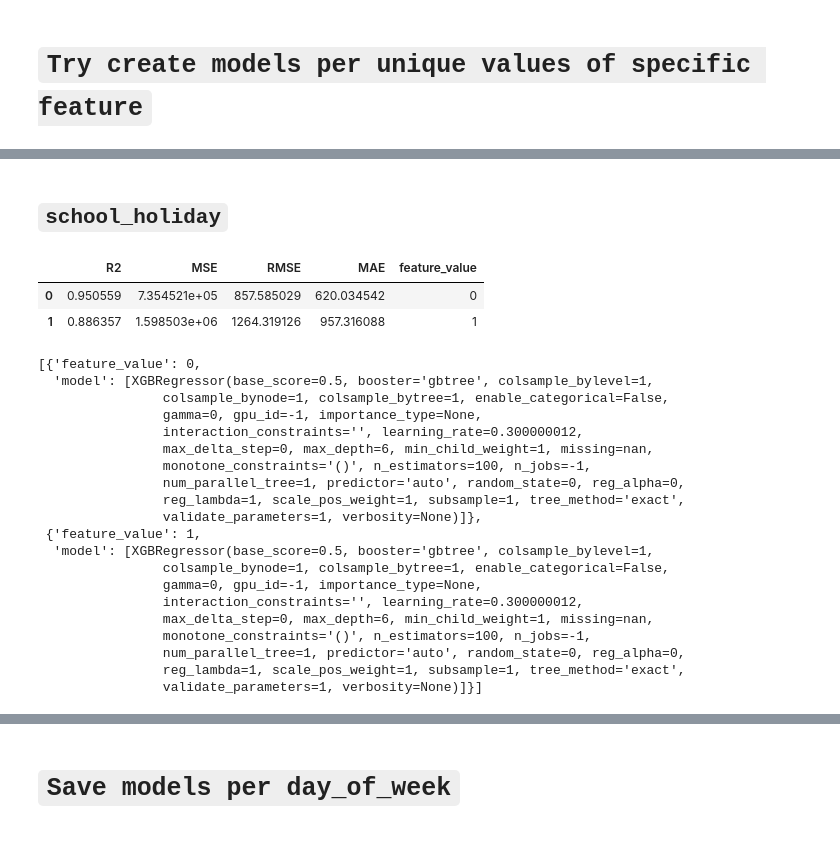
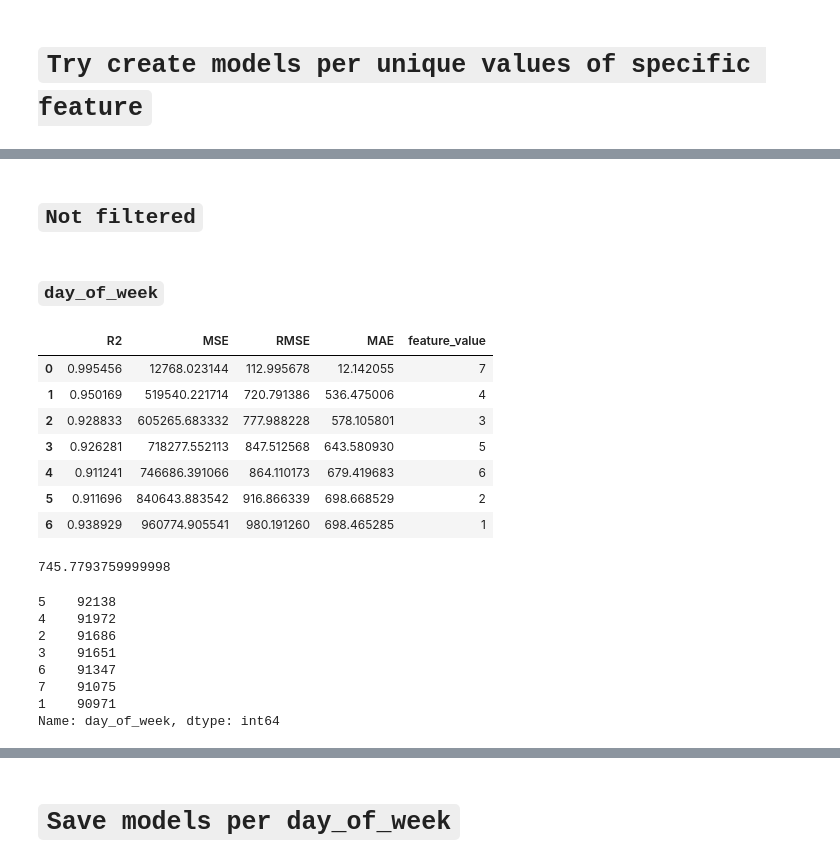
Before and after one commit to fabio1623/IronKaggle, a Jupyter notebook: solution.ipynb, the cells around one changed output, grey strips where cells are left out. Cells and saved outputs as stored; diff of their text form; code cells hidden in the pictures.

```diff
--- a/solution.ipynb
+++ b/solution.ipynb
@@ -580,28 +386,0 @@ create_models_per_feature('state_holiday')
-# %% [markdown]
-## `school_holiday`
-# %%
-create_models_per_feature('school_holiday')
-# %% [output]
-|  | R2 | MSE | RMSE | MAE | feature_value |
-| 0 | 0.950559 | 7.354521e+05 | 857.585029 | 620.034542 | 0 |
-| 1 | 0.886357 | 1.598503e+06 | 1264.319126 | 957.316088 | 1 |
-[{'feature_value': 0,
-  'model': [XGBRegressor(base_score=0.5, booster='gbtree', colsample_bylevel=1,
-                colsample_bynode=1, colsample_bytree=1, enable_categorical=False,
-                gamma=0, gpu_id=-1, importance_type=None,
-                interaction_constraints='', learning_rate=0.300000012,
-                max_delta_step=0, max_depth=6, min_child_weight=1, missing=nan,
-                monotone_constraints='()', n_estimators=100, n_jobs=-1,
-                num_parallel_tree=1, predictor='auto', random_state=0, reg_alpha=0,
-                reg_lambda=1, scale_pos_weight=1, subsample=1, tree_method='exact',
-                validate_parameters=1, verbosity=None)]},
- {'feature_value': 1,
-  'model': [XGBRegressor(base_score=0.5, booster='gbtree', colsample_bylevel=1,
-                colsample_bynode=1, colsample_bytree=1, enable_categorical=False,
-                gamma=0, gpu_id=-1, importance_type=None,
-                interaction_constraints='', learning_rate=0.300000012,
-                max_delta_step=0, max_depth=6, min_child_weight=1, missing=nan,
-                monotone_constraints='()', n_estimators=100, n_jobs=-1,
-                num_parallel_tree=1, predictor='auto', random_state=0, reg_alpha=0,
-                reg_lambda=1, scale_pos_weight=1, subsample=1, tree_method='exact',
-                validate_parameters=1, verbosity=None)]}]
@@ -607,0 +424,31 @@ create_models_per_feature('school_holiday')
+# %% [markdown]
+## `Not filtered`
+# %% [markdown]
+### `day_of_week`
+# %%
+day_of_week_models = create_models_per_feature('day_of_week', data)
+# %% [output]
+|  | R2 | MSE | RMSE | MAE | feature_value |
+| 0 | 0.995456 | 12768.023144 | 112.995678 | 12.142055 | 7 |
+| 1 | 0.950169 | 519540.221714 | 720.791386 | 536.475006 | 4 |
+| 2 | 0.928833 | 605265.683332 | 777.988228 | 578.105801 | 3 |
+| 3 | 0.926281 | 718277.552113 | 847.512568 | 643.580930 | 5 |
+| 4 | 0.911241 | 746686.391066 | 864.110173 | 679.419683 | 6 |
+| 5 | 0.911696 | 840643.883542 | 916.866339 | 698.668529 | 2 |
+| 6 | 0.938929 | 960774.905541 | 980.191260 | 698.465285 | 1 |
+# %%
+array = [112.995678, 720.791386, 777.988228, 847.512568, 864.110173, 916.866339, 980.191260]
+sum(array) / len(array)
+# %% [output]
+745.7793759999998
+# %%
+data['day_of_week'].value_counts()
+# %% [output]
+5    92138
+4    91972
+2    91686
+3    91651
+6    91347
+7    91075
+1    90971
+Name: day_of_week, dtype: int64
```
Also changed, not shown: parts of 65 cells of this notebook, 1 other file.
